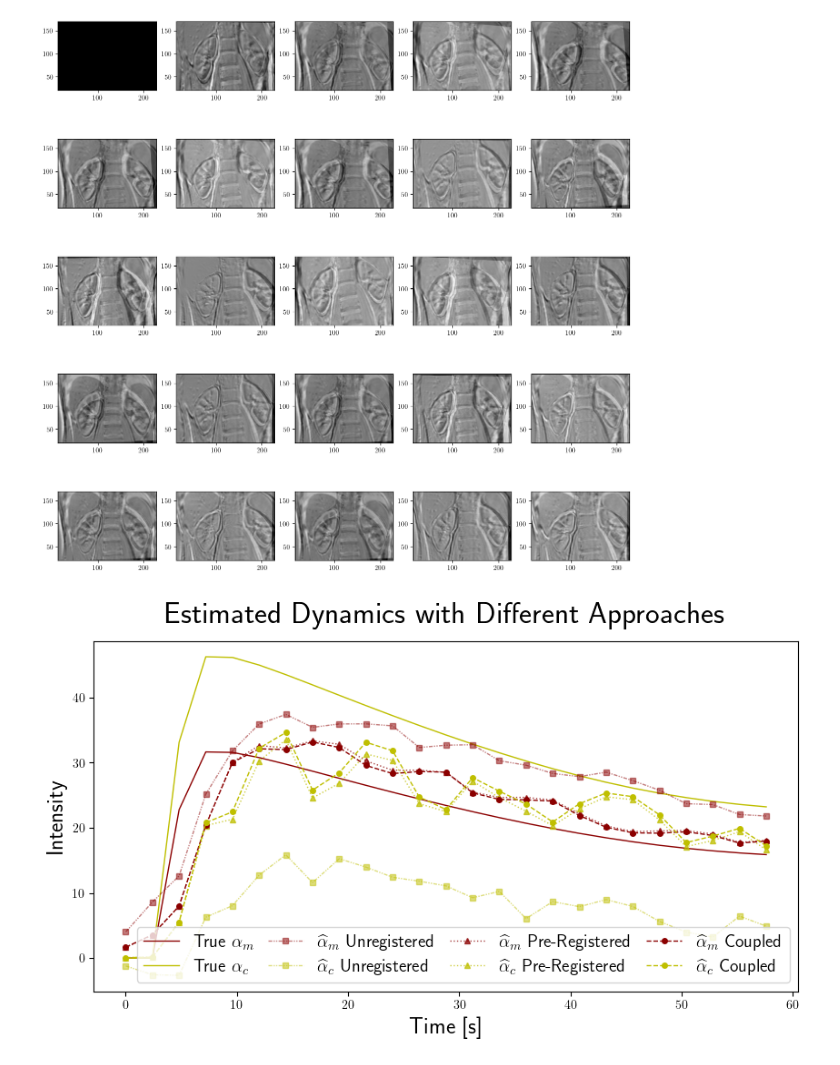
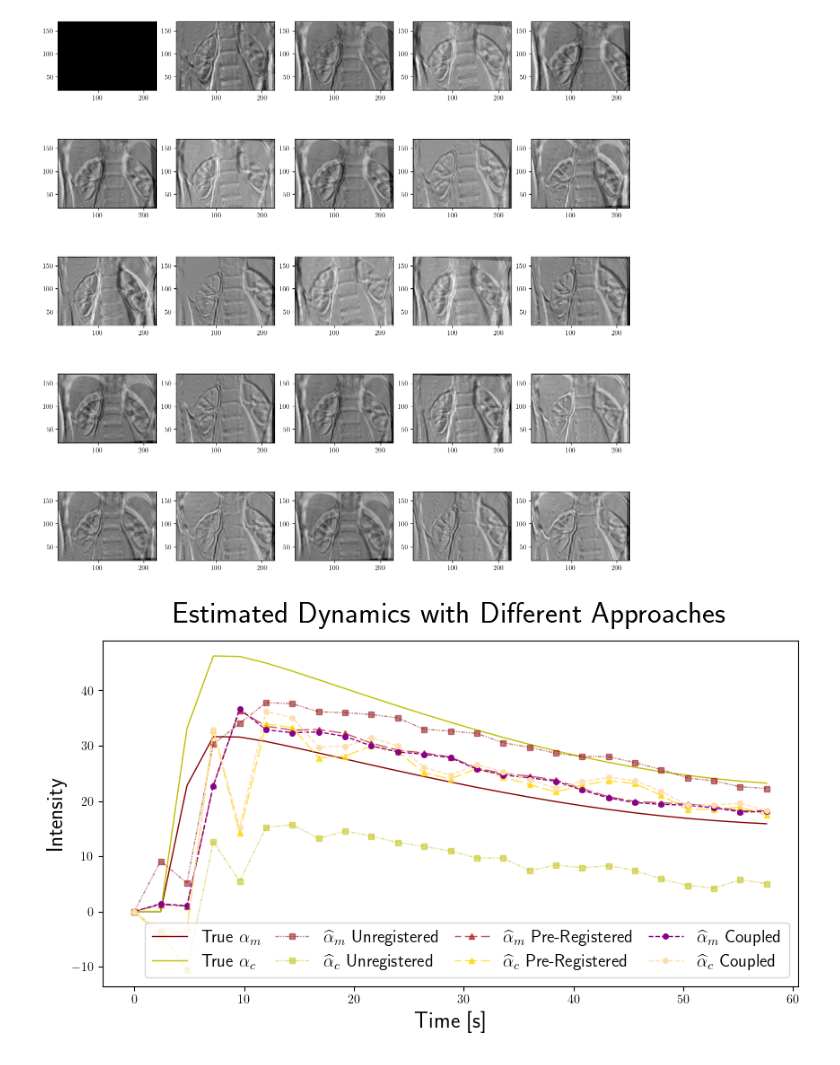
Before and after one commit to wdwatson2/ImgRegPytorchProject, a Jupyter notebook: scripts/solve_Dynamics.ipynb, the cells around one changed output. Cells and saved outputs as stored; diff of their text form; code cells hidden in the pictures.

```diff
--- a/scripts/solve_Dynamics.ipynb
+++ b/scripts/solve_Dynamics.ipynb
@@ -107,7 +108,7 @@ D = torch.diff(torch.eye(n_images), dim=0)
 # Find best lambda
 # %%
 def true_error(L_alpha):
-    A = torch.vstack([torch.kron(torch.eye(n_images), masks.T.contiguous()) * (hx * hy)**.5, L_alpha * torch.kron(D, torch.eye(n_masks)) / ht**.5])
+    A = torch.vstack([torch.kron(torch.eye(n_images), masks.T.contiguous()) * (hx * hy)**.5, L_alpha * torch.kron(Tau @ D, torch.eye(n_masks)) / ht**.5])
     alpha_unregistered = torch.linalg.lstsq(A,
                                             torch.hstack([(d - d[0]).flatten() * (hx * hy)**.5, torch.zeros(D.shape[0]*n_masks)])
                                             )[0].reshape(n_images,n_masks)
@@ -123,4 +124,4 @@ plt.loglog(Ls,error)
 # %%
 L_alpha = Ls[torch.argmin(torch.Tensor(error))]
 
-A = torch.vstack([torch.kron(torch.eye(n_images), masks.T.contiguous()) * (hx * hy)**.5, L_alpha * torch.kron(D, torch.eye(n_masks)) / ht**.5])
+A = torch.vstack([torch.kron(torch.eye(n_images), masks.T.contiguous()) * (hx * hy)**.5, L_alpha * torch.kron(Tau @ D, torch.eye(n_masks)) / ht**.5])
@@ -197,7 +202,7 @@ for theta in thetas:
     gradnorm = []
     gradnorm.append(torch.inf)
 
-    while gradnorm[-1] > 1e-2 and iter < 5:
+    while gradnorm[-1] > 1e-2 and iter < 15:
         print("iter \t {} \t | \t loss \t {} \t | \t gradnorm \t {}".format(iter,loss[-1],gradnorm[-1]))
 
         Jac, F = func.jacfwd(Forward, has_aux=True)(wp_vec, xc)
@@ -285,11 +298,13 @@ for theta in thetas:
             SplineInter(mask.reshape(mx,my), domain, regularizer='moments', theta=theta) for mask in masks
             ]
     M = (torch.stack([Mimg(xc).detach() for Mimg in Mimgs], dim=-1).squeeze())
+    A = torch.vstack([torch.kron(torch.eye(n_images-1), M) * (hx * hy)**.5, L_alpha * torch.kron(torch.diag(1. * (time[:-2] > 10)) @ torch.diff(torch.eye(n_images-1), dim=0), torch.eye(n_masks)) / ht**.5])
 
-    U = torch.linalg.svd(M, full_matrices=False).U.detach()
-    def P_image_stack(image_stack):
-        image_tensor = image_stack.reshape((n_images-1), mx*my)
-        return (image_tensor - (image_tensor @ U) @ U.T).reshape((n_images-1)*mx*my, 1)
+    Q,R = torch.linalg.qr(A, mode='reduced')
+
+    def P(image_stack):
+        appended_stack = torch.hstack([image_stack.flatten(), torch.zeros((n_images-2)*n_masks)])
+        return appended_stack - Q @ (Q.T @ appended_stack)
 
     d_interp = [SplineInter(d[j].reshape(mx,my).clone().detach(), domain, regularizer='moments', theta=theta) for j in range(n_images)]
 
@@ -302,7 +317,7 @@ for theta in thetas:
             return f_preds, f_preds
 
     def loss_fn(wp_vec, xc):
-        return torch.linalg.norm(Forward(wp_vec, xc)[0] - d0_stack)**2 * torch.prod(domain.h)
+        return torch.linalg.norm(P(Forward(wp_vec, xc)[0] - d0_stack))**2 * torch.prod(domain.h)
 
 
     iter = 0
@@ -312,18 +327,16 @@ for theta in thetas:
     gradnorm = []
     gradnorm.append(torch.inf)
 
-    while gradnorm[-1] > 1e-2 and iter < 5:
+    while gradnorm[-1] > 1e-2 and iter < 15:
         print("iter \t {} \t | \t loss \t {} \t | \t gradnorm \t {}".format(iter,loss[-1],gradnorm[-1]))
 
         Jac, F = func.jacfwd(Forward, has_aux=True)(wp_vec, xc)
-        Jac = Jac.squeeze()
+        Jac = torch.vmap(P,1,1)(Jac.squeeze())
+        res = P(F - d0_stack)
 
-        for j in range(n_images - 1): # Project Jacobian
-            Jac[mx*my*j:mx*my*(j+1)] -= U@(U.T@Jac[mx*my*j:mx*my*(j+1)])
-        res = P_image_stack(F - d0_stack)
 
         gradnorm.append(torch.linalg.norm(Jac.T @ res))
-        p = torch.linalg.lstsq(Jac, -res)[0]
+        p = torch.linalg.lstsq(Jac, -res)[0].unsqueeze(1)
 
         step_size = 1
         for _ in range(10):
@@ -365,41 +378,41 @@ for j in range(0,n_images):
 # %% [output]
 [figure]
 # %%
-A = torch.vstack([torch.kron(torch.eye(n_images), M) * (hx * hy)**.5, L_alpha * torch.kron(D, torch.eye(n_masks)) / ht**.5])
+A = torch.vstack([torch.kron(torch.eye(n_images), M) * (hx * hy)**.5, L_alpha * torch.kron(Tau @ D, torch.eye(n_masks)) / ht**.5])
 
 alpha_preregistered = torch.linalg.lstsq(A,
                    torch.hstack([(f_pred_prereg - d[0]).flatten() * (hx * hy)**.5, torch.zeros(D.shape[0]*n_masks)])
                    )[0].reshape(n_images,n_masks)
 
 alpha_coupled = torch.linalg.lstsq(A,
                    torch.hstack([(f_pred_coupled - d[0]).flatten() * (hx * hy)**.5, torch.zeros(D.shape[0]*n_masks)])
                    )[0].reshape(n_images,n_masks)
 
 
 plt.figure(figsize=(10,5))
 
 plt.plot(time, alpha_true[:,0], linewidth=1, color='darkred', label=r"True $\alpha_m$", alpha=1)
 plt.plot(time, alpha_true[:,1], linewidth=1, color='y', label=r"True $\alpha_c$", alpha=1)
 
 plt.plot(time, alpha_unregistered[:,0], 's', markersize=4, linewidth=1, linestyle=(0, (3, 1, 1, 1, 1, 1)), color='darkred', label=r"$\widehat{\alpha}_m$ Unregistered", alpha=.5)
 plt.plot(time, alpha_unregistered[:,1], 's', markersize=4, linewidth=1, linestyle=(0, (3, 1, 1, 1, 1, 1)), color='y', label=r"$\widehat{\alpha}_c$ Unregistered", alpha=.5)
 
-plt.plot(time, alpha_preregistered[:,0], '^', markersize=4, linewidth=1, linestyle='dotted', color='darkred', label=r"$\widehat{\alpha}_m$ Pre-Registered", alpha=.75)
-plt.plot(time, alpha_preregistered[:,1], '^', markersize=4, linewidth=1, linestyle='dotted', color='y', label=r"$\widehat{\alpha}_c$ Pre-Registered", alpha=.75)
+plt.plot(time, alpha_preregistered[:,0], '^', markersize=4, linewidth=1, linestyle=(5,(10,3)), color='firebrick', label=r"$\widehat{\alpha}_m$ Pre-Registered", alpha=.75)
+plt.plot(time, alpha_preregistered[:,1], '^', markersize=4, linewidth=1, linestyle=(5,(10,3)), color='gold', label=r"$\widehat{\alpha}_c$ Pre-Registered", alpha=.75)
 
-plt.plot(time, alpha_coupled[:,0], 'o', markersize=4, linewidth=1, linestyle='dashed', color='darkred', label=r"$\widehat{\alpha}_m$ Coupled")
-plt.plot(time, alpha_coupled[:,1], 'o', markersize=4, linewidth=1, linestyle='dashed', color='y', label=r"$\widehat{\alpha}_c$ Coupled")
+plt.plot(time, alpha_coupled[:,0], 'o', markersize=4, linewidth=1, linestyle='dashed', color='darkmagenta', label=r"$\widehat{\alpha}_m$ Coupled")
+plt.plot(time, alpha_coupled[:,1], 'o', markersize=4, linewidth=1, linestyle='dashed', color='navajowhite', label=r"$\widehat{\alpha}_c$ Coupled")
 
 
 plt.legend(fontsize=14, loc = 'lower right', ncol=4, columnspacing=0.8)
 
 plt.xlabel('Time [s]', fontsize=18)
 plt.ylabel('Intensity', fontsize=18)
 
 plt.title("Estimated Dynamics with Different Approaches",fontsize=24, y=1.03)
 
 plt.savefig('results/dynamics/alpha_estimation.pdf', bbox_inches='tight')
 
 plt.show()
 # %% [output]
-[figure, old version]
+[figure, new version]
```
Also changed, not shown: parts of 8 cells of this notebook, 4 other files.
